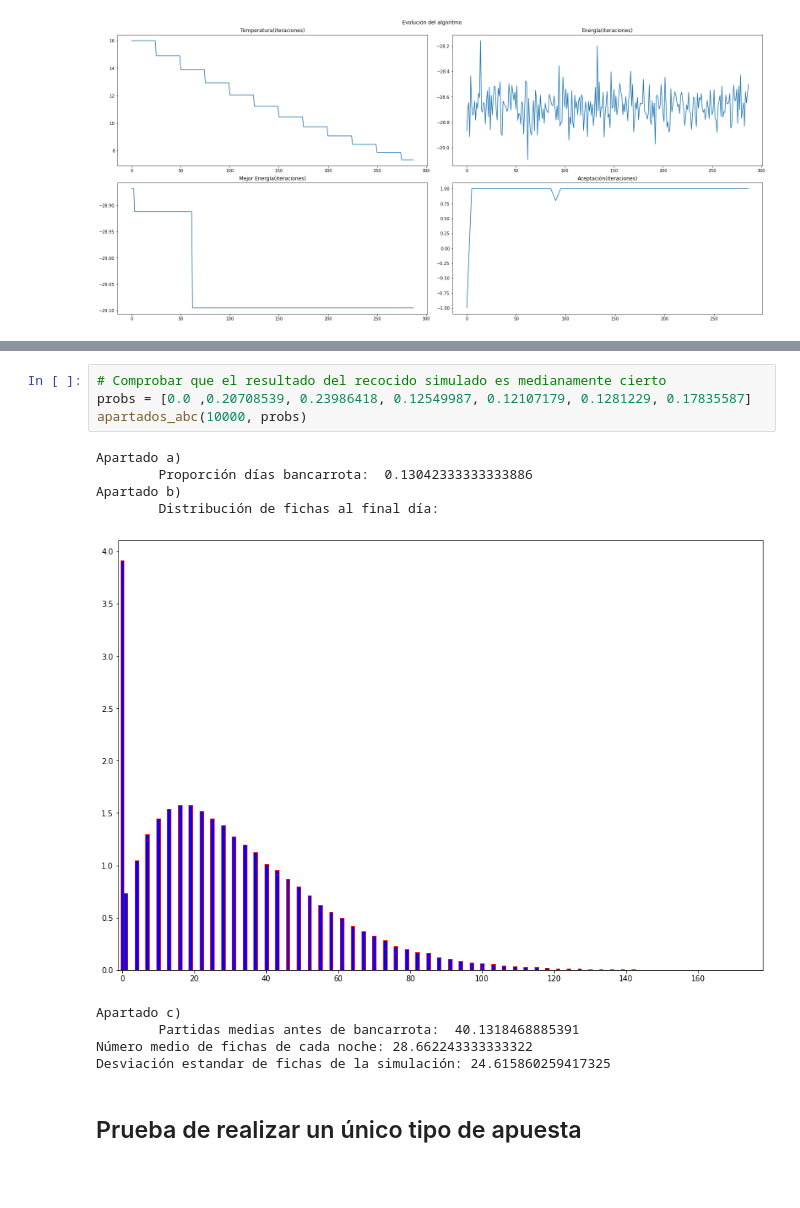
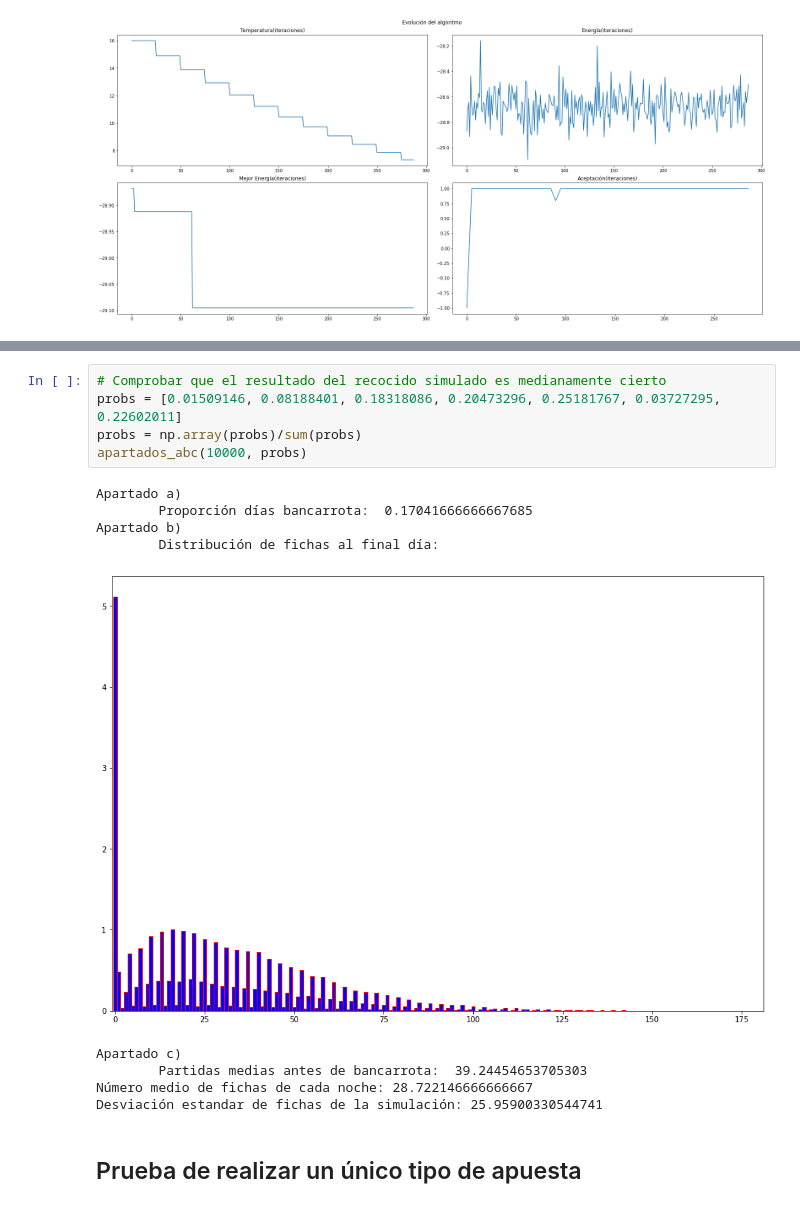
Before and after one commit to aanxel/MetodosDeSimulacion, a Jupyter notebook: Practica2/casino.ipynb, the cells around one changed output, grey strips where cells are left out. Drawn from its saved outputs; the diff is of its cells as text; blank space fills up the shorter version.

```diff
--- a/Practica2/casino.ipynb
+++ b/Practica2/casino.ipynb
@@ -125,18 +125,19 @@ Nº epochs 650
 [figure]
 # %%
 # Comprobar que el resultado del recocido simulado es medianamente cierto
-probs = [0.0 ,0.20708539, 0.23986418, 0.12549987, 0.12107179, 0.1281229, 0.17835587]
+probs = [0.01509146, 0.08188401, 0.18318086, 0.20473296, 0.25181767, 0.03727295, 0.22602011]
+probs = np.array(probs)/sum(probs)
 apartados_abc(10000, probs)
 # %% [output]
 Apartado a)
-        Proporción días bancarrota:  0.13042333333333886
+        Proporción días bancarrota:  0.17041666666667685
 Apartado b)
         Distribución de fichas al final día:
-[figure, old version]
+[figure, new version]
 Apartado c)
-        Partidas medias antes de bancarrota:  40.1318468885391
-Número medio de fichas de cada noche: 28.662243333333322
-Desviación estandar de fichas de la simulación: 24.615860259417325
+        Partidas medias antes de bancarrota:  39.24454653705303
+Número medio de fichas de cada noche: 28.722146666666667
+Desviación estandar de fichas de la simulación: 25.95900330544741
 # %% [markdown]
 ## Prueba de realizar un único tipo de apuesta
 # %%
```
Also changed, not shown: parts of 1 cell of this notebook.
